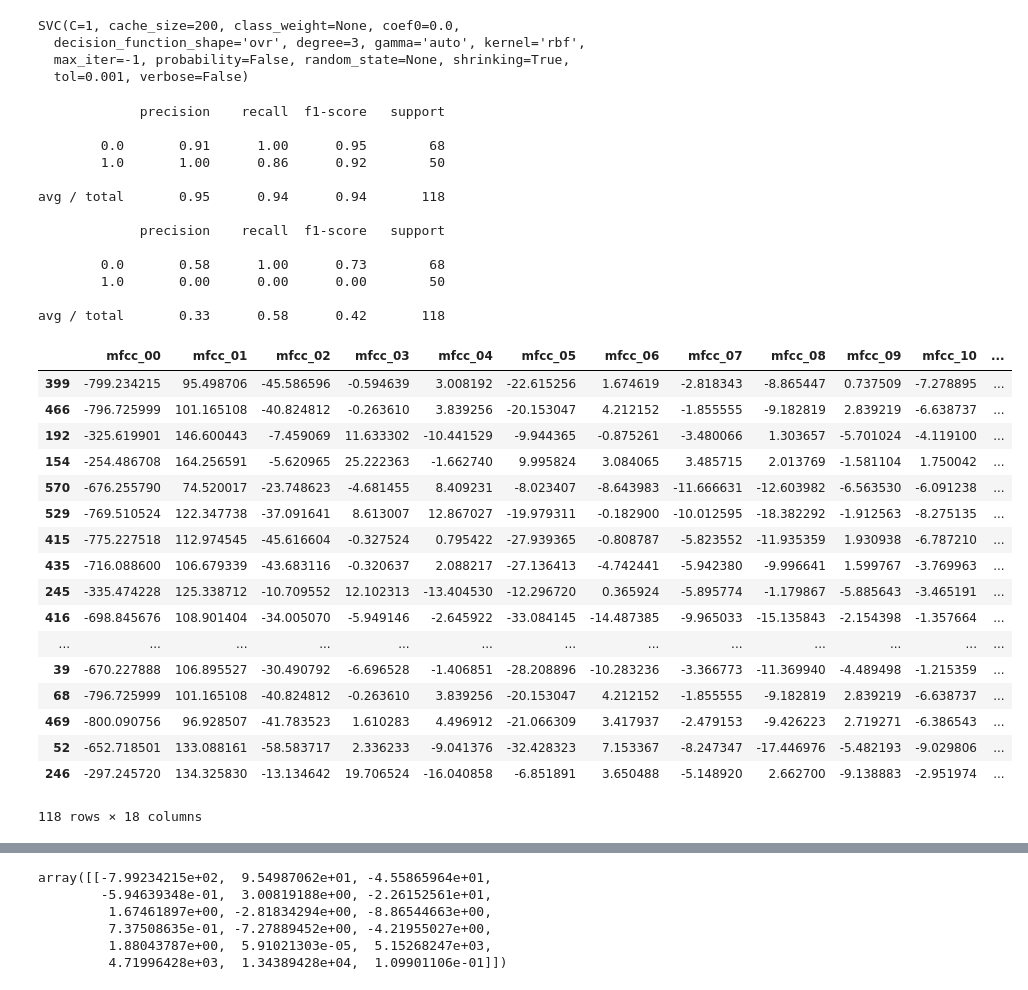
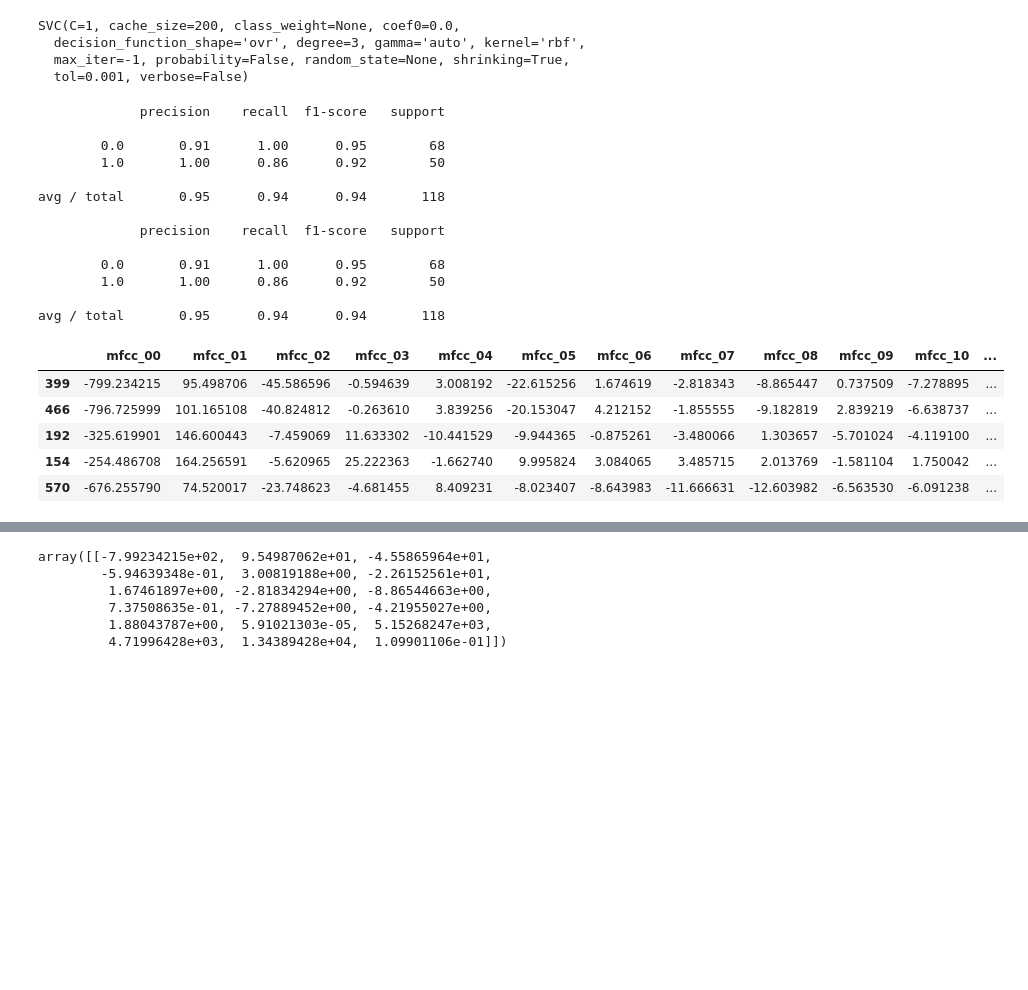
Before and after one commit to timrappold/WeeBro, a Jupyter notebook: bin/EDA.ipynb, the cells around one changed output, grey strips where cells are left out. Saved outputs shown, nothing was run; the diff lists cells and outputs as text; code cells hidden in the pictures; blank space fills up the shorter version.

```diff
--- a/bin/EDA.ipynb
+++ b/bin/EDA.ipynb
@@ -118,7 +118,7 @@ scaler, trained_model = model(X_train, X_test, y_train, y_test)
 
 y_pred = trained_model.predict(scaler.transform(X_test))
 
-print(classification_report(y_test, y_pred*0))
+print(classification_report(y_test, y_pred))
 # %% [output]
              precision    recall  f1-score   support
 
@@ -129,28 +129,16 @@ avg / total       0.95      0.94      0.94       118
 
              precision    recall  f1-score   support
 
-        0.0       0.58      1.00      0.73        68
-        1.0       0.00      0.00      0.00        50
+        0.0       0.91      1.00      0.95        68
+        1.0       1.00      0.86      0.92        50
 
-avg / total       0.33      0.58      0.42       118
+avg / total       0.95      0.94      0.94       118
 # %%
-X_test
+X_test.head()
 # %% [output]
 |  | mfcc_00 | mfcc_01 | mfcc_02 | mfcc_03 | mfcc_04 | mfcc_05 | mfcc_06 | mfcc_07 | mfcc_08 | mfcc_09 | mfcc_10 | ... |
 | 399 | -799.234215 | 95.498706 | -45.586596 | -0.594639 | 3.008192 | -22.615256 | 1.674619 | -2.818343 | -8.865447 | 0.737509 | -7.278895 | ... |
 | 466 | -796.725999 | 101.165108 | -40.824812 | -0.263610 | 3.839256 | -20.153047 | 4.212152 | -1.855555 | -9.182819 | 2.839219 | -6.638737 | ... |
 | 192 | -325.619901 | 146.600443 | -7.459069 | 11.633302 | -10.441529 | -9.944365 | -0.875261 | -3.480066 | 1.303657 | -5.701024 | -4.119100 | ... |
 | 154 | -254.486708 | 164.256591 | -5.620965 | 25.222363 | -1.662740 | 9.995824 | 3.084065 | 3.485715 | 2.013769 | -1.581104 | 1.750042 | ... |
 | 570 | -676.255790 | 74.520017 | -23.748623 | -4.681455 | 8.409231 | -8.023407 | -8.643983 | -11.666631 | -12.603982 | -6.563530 | -6.091238 | ... |
-| 529 | -769.510524 | 122.347738 | -37.091641 | 8.613007 | 12.867027 | -19.979311 | -0.182900 | -10.012595 | -18.382292 | -1.912563 | -8.275135 | ... |
-| 415 | -775.227518 | 112.974545 | -45.616604 | -0.327524 | 0.795422 | -27.939365 | -0.808787 | -5.823552 | -11.935359 | 1.930938 | -6.787210 | ... |
-| 435 | -716.088600 | 106.679339 | -43.683116 | -0.320637 | 2.088217 | -27.136413 | -4.742441 | -5.942380 | -9.996641 | 1.599767 | -3.769963 | ... |
-| 245 | -335.474228 | 125.338712 | -10.709552 | 12.102313 | -13.404530 | -12.296720 | 0.365924 | -5.895774 | -1.179867 | -5.885643 | -3.465191 | ... |
-| 416 | -698.845676 | 108.901404 | -34.005070 | -5.949146 | -2.645922 | -33.084145 | -14.487385 | -9.965033 | -15.135843 | -2.154398 | -1.357664 | ... |
-| ... | ... | ... | ... | ... | ... | ... | ... | ... | ... | ... | ... | ... |
-| 39 | -670.227888 | 106.895527 | -30.490792 | -6.696528 | -1.406851 | -28.208896 | -10.283236 | -3.366773 | -11.369940 | -4.489498 | -1.215359 | ... |
-| 68 | -796.725999 | 101.165108 | -40.824812 | -0.263610 | 3.839256 | -20.153047 | 4.212152 | -1.855555 | -9.182819 | 2.839219 | -6.638737 | ... |
-| 469 | -800.090756 | 96.928507 | -41.783523 | 1.610283 | 4.496912 | -21.066309 | 3.417937 | -2.479153 | -9.426223 | 2.719271 | -6.386543 | ... |
-| 52 | -652.718501 | 133.088161 | -58.583717 | 2.336233 | -9.041376 | -32.428323 | 7.153367 | -8.247347 | -17.446976 | -5.482193 | -9.029806 | ... |
-| 246 | -297.245720 | 134.325830 | -13.134642 | 19.706524 | -16.040858 | -6.851891 | 3.650488 | -5.148920 | 2.662700 | -9.138883 | -2.951974 | ... |
-118 rows × 18 columns
```
Also changed, not shown: parts of 9 cells of this notebook.
